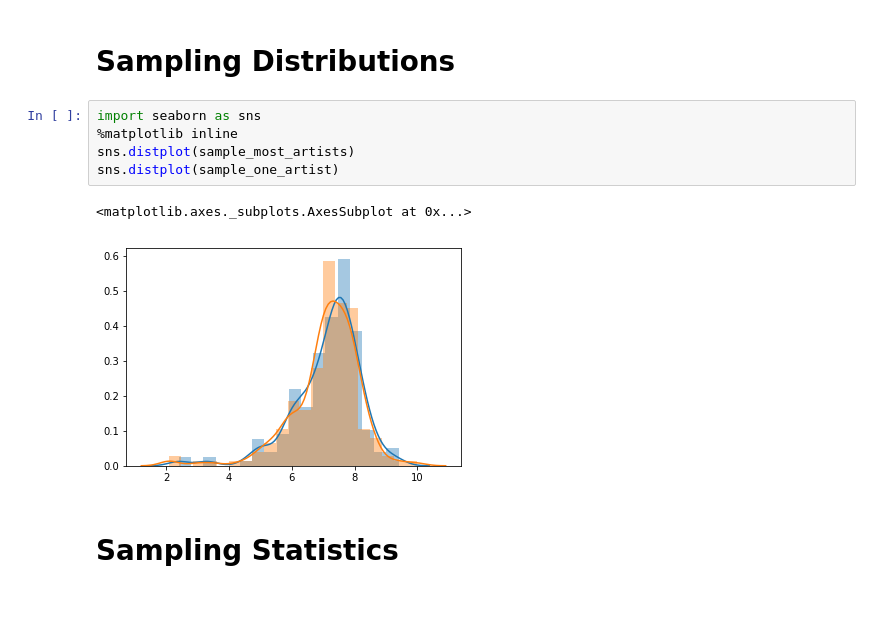
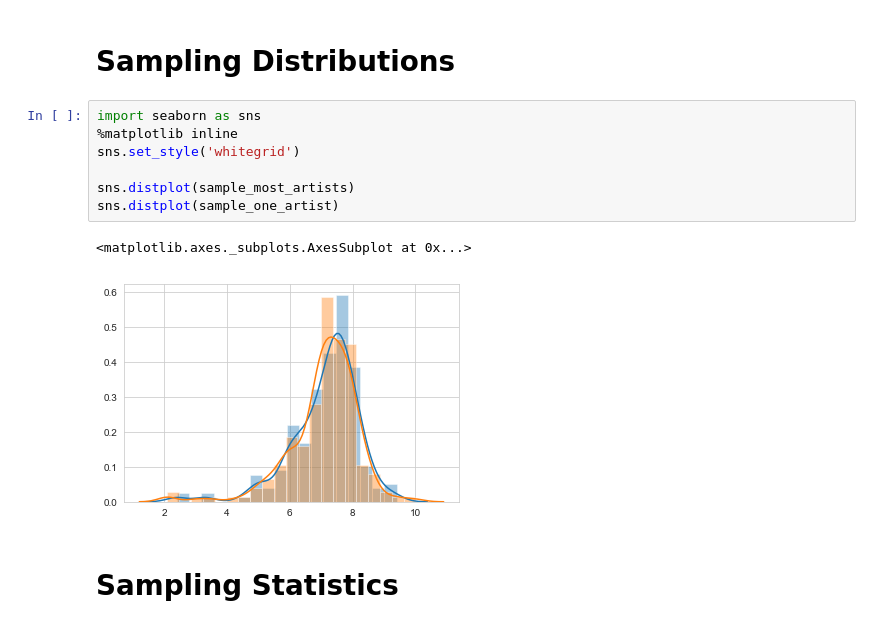
Before and after one commit to worldyne/module2_final_project, a Jupyter notebook: artist_density.ipynb, the cells around one changed output. Cells and saved outputs as stored; diff of their text form.

```diff
--- a/artist_density.ipynb
+++ b/artist_density.ipynb
@@ -155,11 +155,13 @@ array([ 8.10000038,  7.5999999 ,  6.80000019,  7.        ,  7.9000001 ,
 # %%
 import seaborn as sns
 %matplotlib inline
+sns.set_style('whitegrid')
+
 sns.distplot(sample_most_artists)
 sns.distplot(sample_one_artist)
 # %% [output]
 <matplotlib.axes._subplots.AxesSubplot at 0x...>
-[figure, old version]
+[figure, new version]
 # %% [markdown]
 # Sampling Statistics
 # %%
```
Also changed, not shown: 1 other file.
